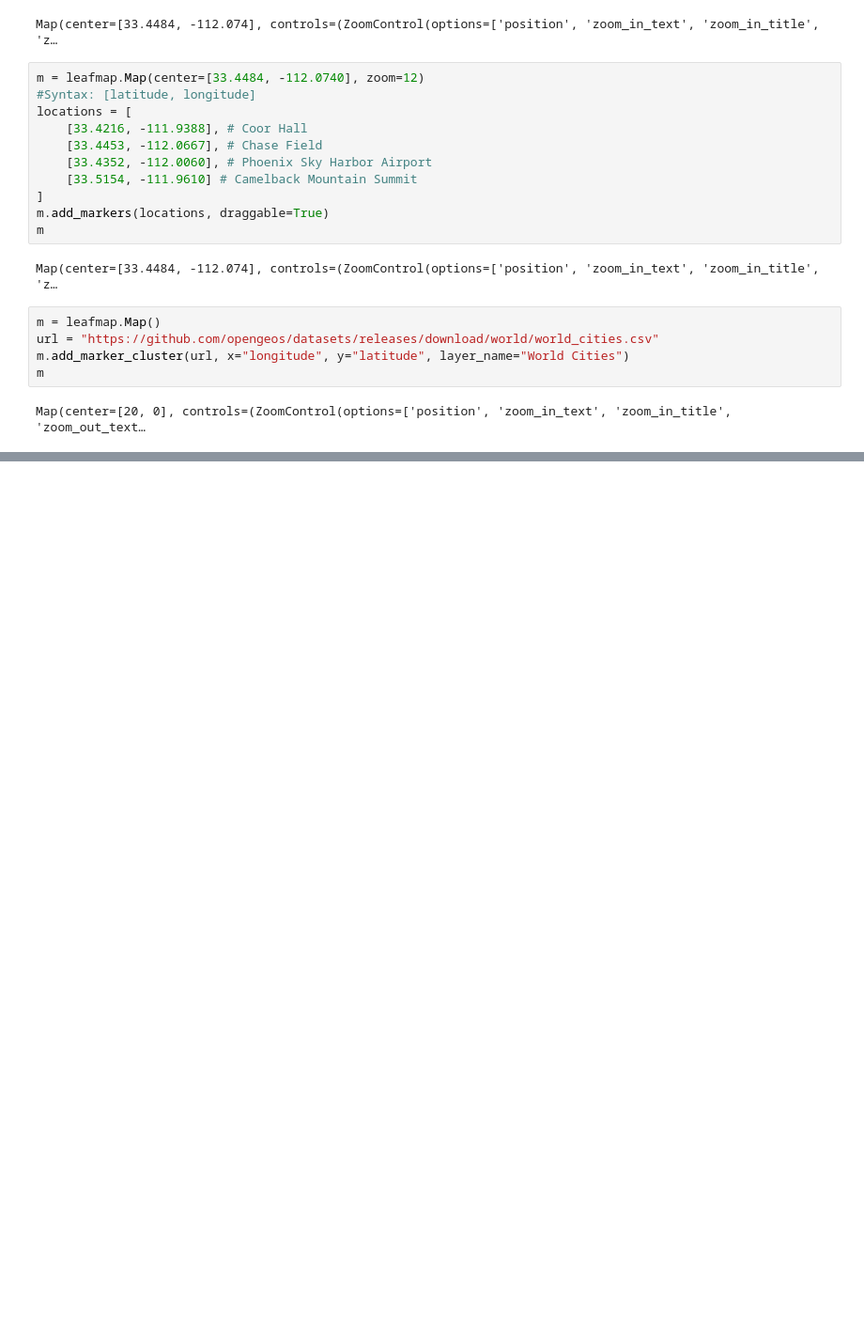
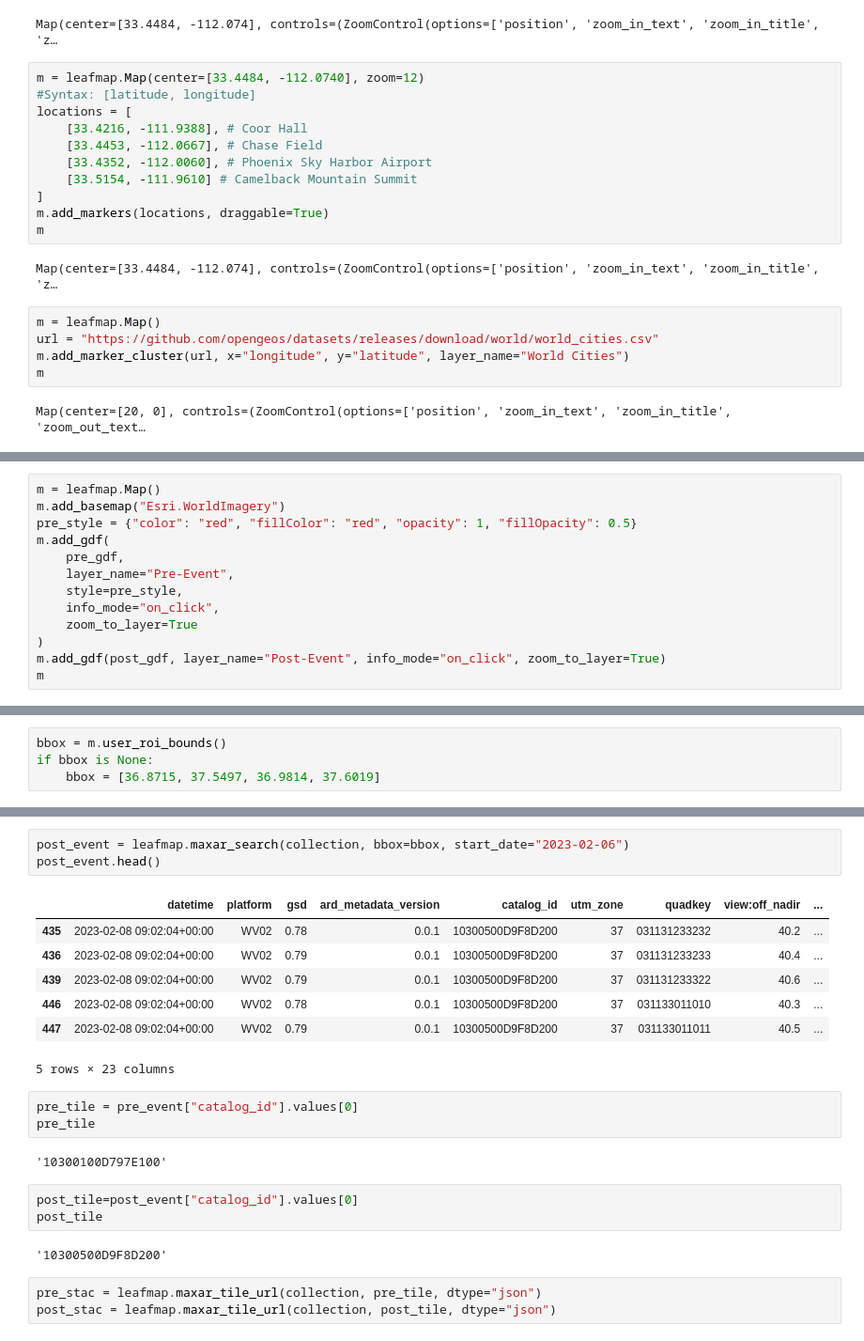
Before and after one commit to arjavrawal/gis322, a Jupyter notebook: lecture6_advancedvisualization/lecture6_advancedvisualization.ipynb, the cells around one changed output, grey strips where cells are left out. Shown at 94% size. Cells and saved outputs as stored; diff of their text form; blank space fills up the shorter version.

```diff
--- a/lecture6_advancedvisualization/lecture6_advancedvisualization.ipynb
+++ b/lecture6_advancedvisualization/lecture6_advancedvisualization.ipynb
@@ -121,0 +258,13 @@ Map(center=[20, 0], controls=(ZoomControl(options=['position', 'zoom_in_text', '
+# %%
+m = leafmap.Map()
+m.add_basemap("Esri.WorldImagery")
+pre_style = {"color": "red", "fillColor": "red", "opacity": 1, "fillOpacity": 0.5}
+m.add_gdf(
+    pre_gdf,
+    layer_name="Pre-Event",
+    style=pre_style,
+    info_mode="on_click",
+    zoom_to_layer=True
+)
+m.add_gdf(post_gdf, layer_name="Post-Event", info_mode="on_click", zoom_to_layer=True)
+m
@@ -121,0 +273,4 @@ Map(center=[20, 0], controls=(ZoomControl(options=['position', 'zoom_in_text', '
+# %%
+bbox = m.user_roi_bounds()
+if bbox is None:
+    bbox = [36.8715, 37.5497, 36.9814, 37.6019]
@@ -121,0 +297,24 @@ Map(center=[20, 0], controls=(ZoomControl(options=['position', 'zoom_in_text', '
+# %%
+post_event = leafmap.maxar_search(collection, bbox=bbox, start_date="2023-02-06")
+post_event.head()
+# %% [output]
+|  | datetime | platform | gsd | ard_metadata_version | catalog_id | utm_zone | quadkey | view:off_nadir | ... |
+| 435 | 2023-02-08 09:02:04+00:00 | WV02 | 0.78 | 0.0.1 | 10300500D9F8D200 | 37 | 031131233232 | 40.2 | ... |
+| 436 | 2023-02-08 09:02:04+00:00 | WV02 | 0.79 | 0.0.1 | 10300500D9F8D200 | 37 | 031131233233 | 40.4 | ... |
+| 439 | 2023-02-08 09:02:04+00:00 | WV02 | 0.79 | 0.0.1 | 10300500D9F8D200 | 37 | 031131233322 | 40.6 | ... |
+| 446 | 2023-02-08 09:02:04+00:00 | WV02 | 0.78 | 0.0.1 | 10300500D9F8D200 | 37 | 031133011010 | 40.3 | ... |
+| 447 | 2023-02-08 09:02:04+00:00 | WV02 | 0.79 | 0.0.1 | 10300500D9F8D200 | 37 | 031133011011 | 40.5 | ... |
+5 rows × 23 columns
+# %%
+pre_tile = pre_event["catalog_id"].values[0]
+pre_tile
+# %% [output]
+'10300100D797E100'
+# %%
+post_tile=post_event["catalog_id"].values[0]
+post_tile
+# %% [output]
+'10300500D9F8D200'
+# %%
+pre_stac = leafmap.maxar_tile_url(collection, pre_tile, dtype="json")
+post_stac = leafmap.maxar_tile_url(collection, post_tile, dtype="json")
```
Also changed, not shown: parts of 20 cells of this notebook.
